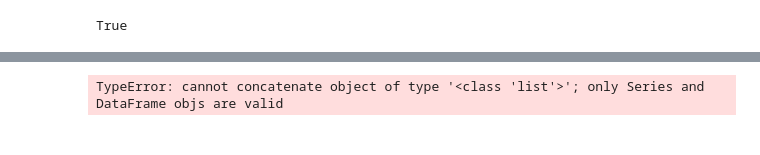
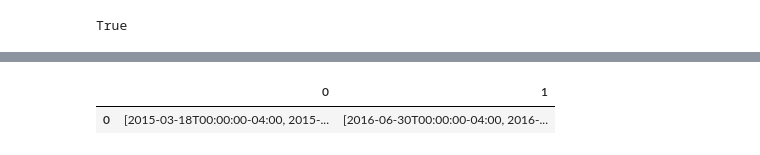
Before and after one commit to dd2-GWFinTech-Projects/Project1_ProductMarketingAnalysis, a Jupyter notebook: main_IM.ipynb, the cells around one changed output, grey strips where cells are left out. Saved outputs shown, nothing was run; the diff lists cells and outputs as text; code cells hidden in the pictures.

```diff
--- a/main_IM.ipynb
+++ b/main_IM.ipynb
@@ -56,14 +53,17 @@ for date_of_service_str in dates_of_service:
     date1_str = date_range[0:split1].strip()
     date2_str = date_range[split2:].strip()
 
-    print(f"date1_str: {date1_str}  date2_str: {date2_str}")
+    #print(f"date1_str: {date1_str}  date2_str: {date2_str}")
     date1 = pd.Timestamp(date1_str, tz="America/New_York").isoformat()
     date2 = pd.Timestamp(date2_str, tz="America/New_York").isoformat()
-    print(f"date1_str: {date1_str}  date1: {date1}")
-    print(f"date2_str: {date2_str}  date2: {date2}")
+    #print(f"date1_str: {date1_str}  date1: {date1}")
+    #print(f"date2_str: {date2_str}  date2: {date2}")
 
     start_date_list.append(date1)
     end_date_list.append(date2)
 
-ATLAS_with_fixed_dates = pd.concat([ATLAS, start_date_list, end_date_list])
+dates_df = pd.DataFrame([[start_date_list, end_date_list]])
+dates_df.head()
+# ATLAS_with_fixed_dates = pd.concat([ATLAS.reset_index(), start_date_df], axis='columns', join="inner")
+# ATLAS_with_fixed_dates.head()
 # %% [output]
@@ -88,4 +70,5 @@ date2_str: 6/30/17  date2: 2017-06-30T00:00:00-04:00
-TypeError: cannot concatenate object of type '<class 'list'>'; only Series and DataFrame objs are valid
+|  | 0 | 1 |
+| 0 | [2015-03-18T00:00:00-04:00, 2015-... | [2016-06-30T00:00:00-04:00, 2016-... |
 # %%
 ## Extract paying customers
 #TODO Clean up customer names
```
Also changed, not shown: parts of 13 cells of this notebook.
